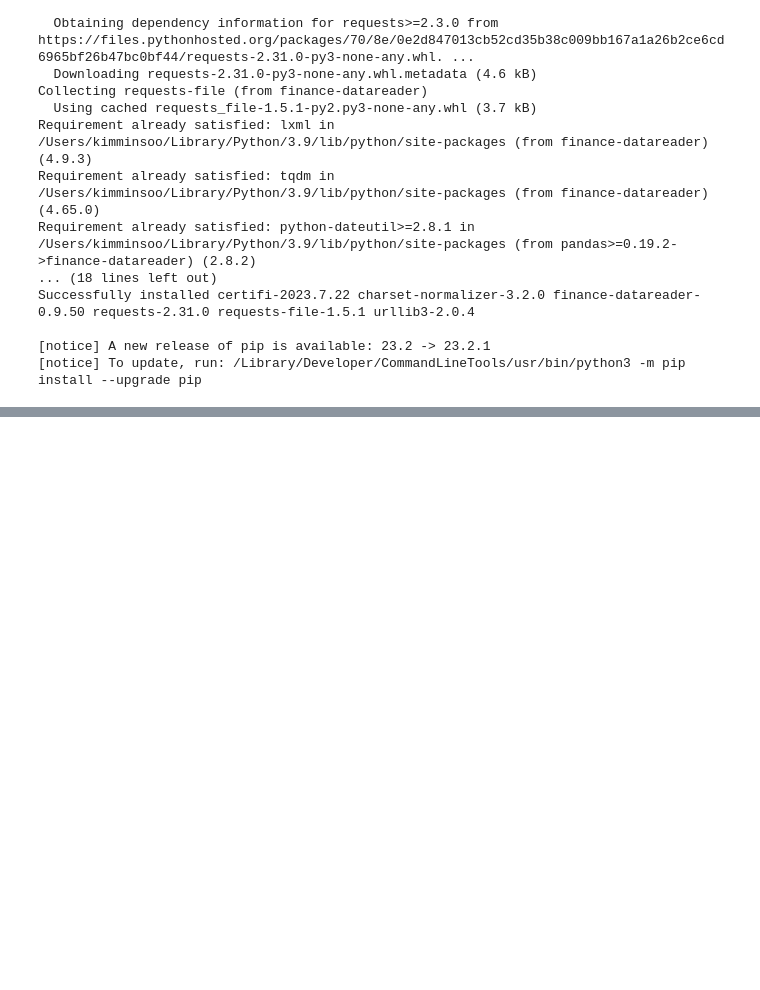
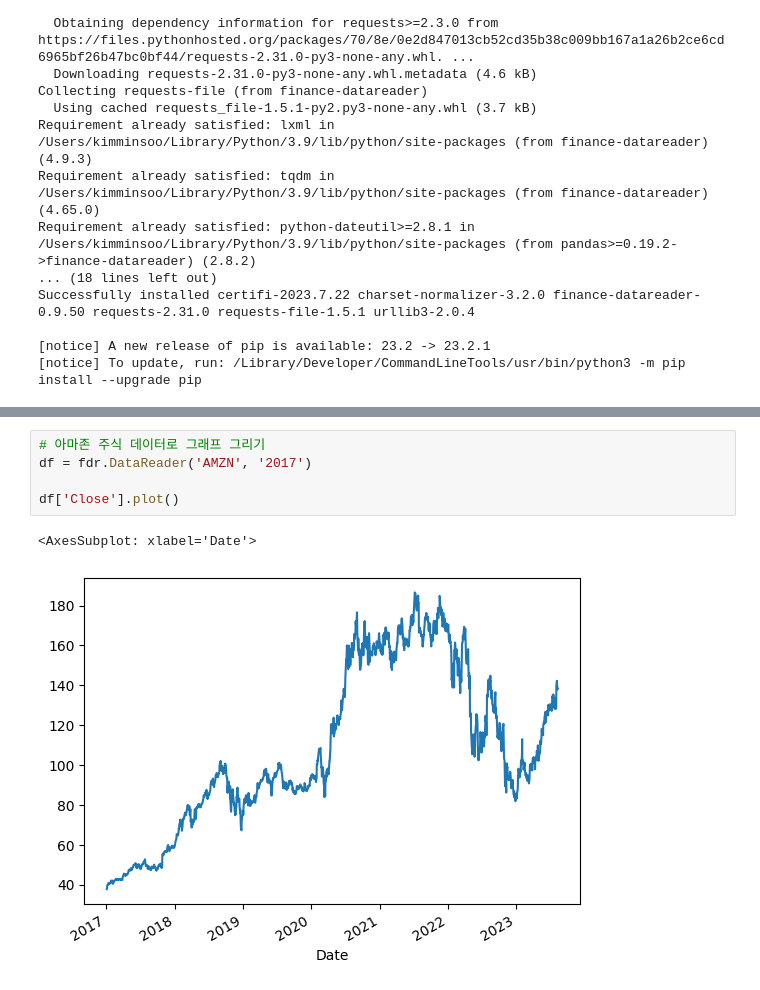
Before and after one commit to Minsoo0405/python_class, a Jupyter notebook: Sparata_2week.ipynb, the cells around one changed output, grey strips where cells are left out. Drawn from its saved outputs; the diff is of its cells as text; blank space fills up the shorter version.

```diff
--- a/Sparata_2week.ipynb
+++ b/Sparata_2week.ipynb
@@ -223,0 +334,8 @@ Successfully installed certifi-2023.7.22 charset-normalizer-3.2.0 finance-datare
+# %%
+# 아마존 주식 데이터로 그래프 그리기
+df = fdr.DataReader('AMZN', '2017')
+
+df['Close'].plot()
+# %% [output]
+<AxesSubplot: xlabel='Date'>
+[figure, added]
```
Also changed, not shown: parts of 38 cells of this notebook.
